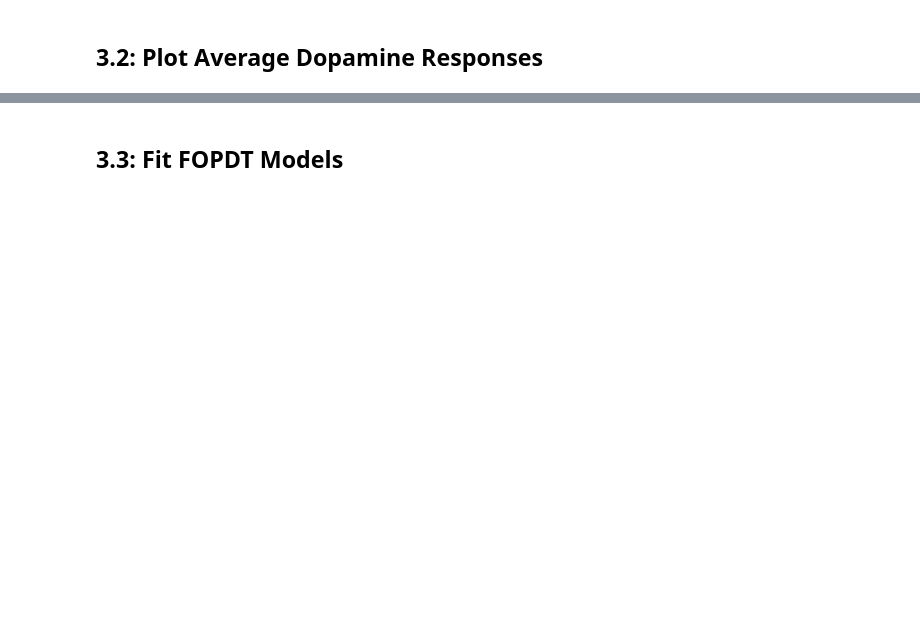
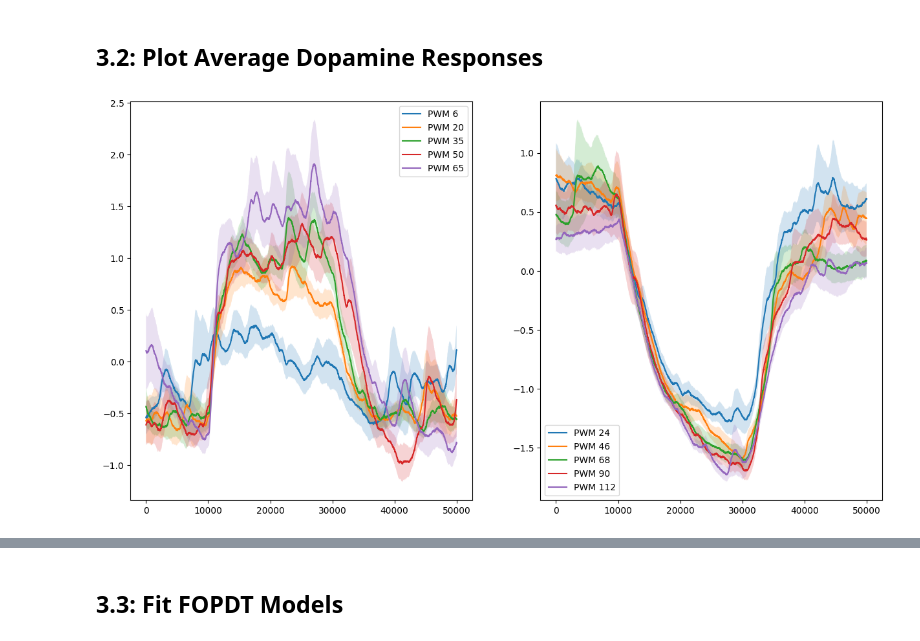
Before and after one commit to shunnnli/BrainClamp, a Jupyter notebook: PID-tuning-analysis.ipynb, the cells around one changed output, grey strips where cells are left out. Drawn from its saved outputs; the diff is of its cells as text; code cells hidden in the pictures; blank space fills up the shorter version.

```diff
--- a/PID-tuning-analysis.ipynb
+++ b/PID-tuning-analysis.ipynb
@@ -144,7 +152,7 @@ def extract_stim_pwm(
     clamp_trace,
     *,
     fs=10_000,
-    duration=[2.0, 3.0, 9.0],                # e.g., [0.1, 0.5, 1.0] to snap
+    duration=[2.0, 1.0, 6.0],                # e.g., [0.1, 0.5, 1.0] to snap
     inter_stim_min_s=3.0,
     low_pct=0.1,
     high_pct=99.99999999999999,
@@ -240,7 +239,7 @@ Segment the data into:
 - Overlays (background + middle pulse)
 - Manual (single pulses)
 # %%
-def segment_experiment(df, Fs=10000):
+def segment_experiment(excite_pulses, inhibit_pulses, n_samples, Fs=10000):
     """
     Segment experiment into different stages based on timing.
     Uses output from extractPWMStim (includes duration_sec).
@@ -263,9 +262,8 @@ def segment_experiment(df, Fs=10000):
     events = pd.DataFrame(columns=['start', 'end', 'pwm', 'duration_sec', 'type'])
 
     # 0. Unpack df
-    n_samples = len(df['dopamine'])
-    excite_pulses = df['excite_pulses']
-    inhibit_pulses = df['inhibit_pulses']
+    excite_pulses = excite_pulses
+    inhibit_pulses = inhibit_pulses
     excite_onsets = [p[0] for p in excite_pulses]
     inhibit_onsets = [p[0] for p in inhibit_pulses]
     excite_offsets = [p[1] for p in excite_pulses]
@@ -326,9 +324,5 @@ def segment_experiment(df, Fs=10000):
 
     return events
 
-events = segment_experiment(df)
-print("Segments found:")
-for seg_name, seg_data in events.items():
-    if seg_data:
-        count = len(seg_data) if isinstance(seg_data, list) else 1
-        print(f"  {seg_name}: {count}")
+events = segment_experiment(excite_pulses, inhibit_pulses, n_samples=len(dopamine))
+events.head()
@@ -405,2 +444,25 @@ for pwm_level in sorted(inhibit_grouped.keys()):
 # %% [markdown]
 ## 3.2: Plot Average Dopamine Responses
+# %%
+# Plot average dopamine responses for each PWM level
+excite_grouped = excite_step_sweep
+inhibit_grouped = inhibit_step_sweep
+
+fig, axs = plt.subplots(1,2,figsize=(15,8))
+for pwm in excite_grouped.keys():
+    # Get stim onset time for all pulses
+    stim_onset = [p[0] for p in excite_grouped[pwm]]
+    stim_duration = excite_grouped[pwm][0][2] + 2
+    aligned = get_traces(dopamine, stim_onset, pre_steps=int(1*targetFs), post_steps=int(stim_duration*targetFs))
+    plot_sem(aligned, label=f'PWM {pwm}',ax=axs[0])
+    axs[0].legend()
+
+for pwm in inhibit_grouped.keys():
+    # Get stim onset time for all pulses
+    stim_onset = [p[0] for p in inhibit_grouped[pwm]]
+    stim_duration = inhibit_grouped[pwm][0][2] + 2
+    aligned = get_traces(dopamine, stim_onset, pre_steps=int(1*targetFs), post_steps=int(stim_duration*targetFs))
+    plot_sem(aligned, label=f'PWM {pwm}',ax=axs[1])
+    axs[1].legend()
+# %% [output]
+[figure, added]
```
Also changed, not shown: parts of 16 cells of this notebook.
